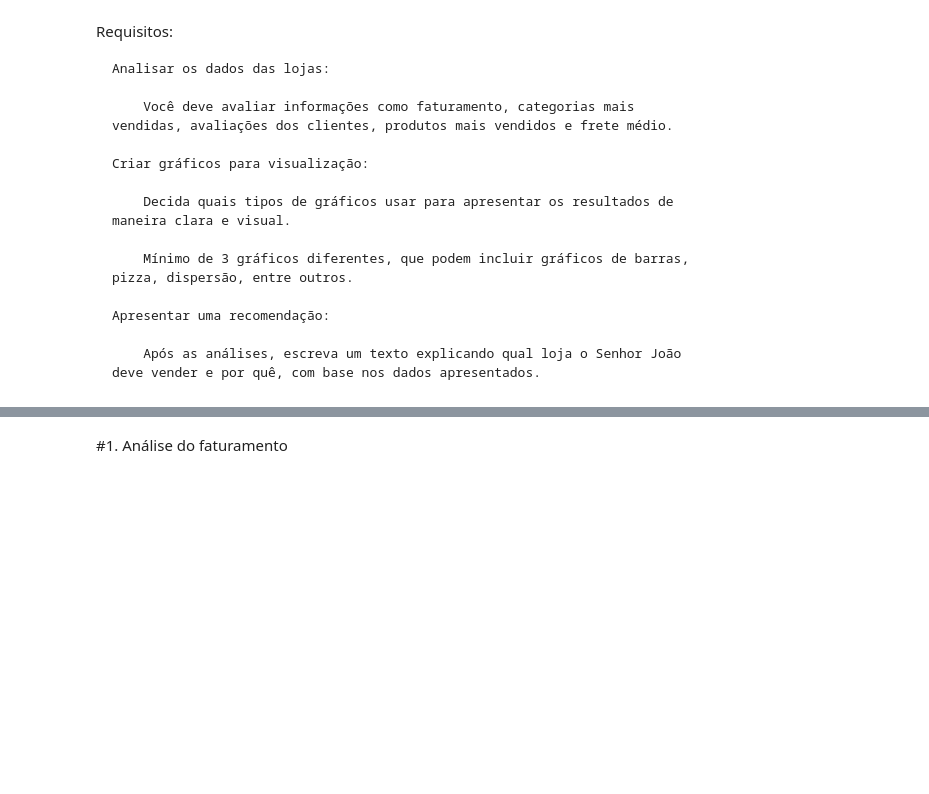
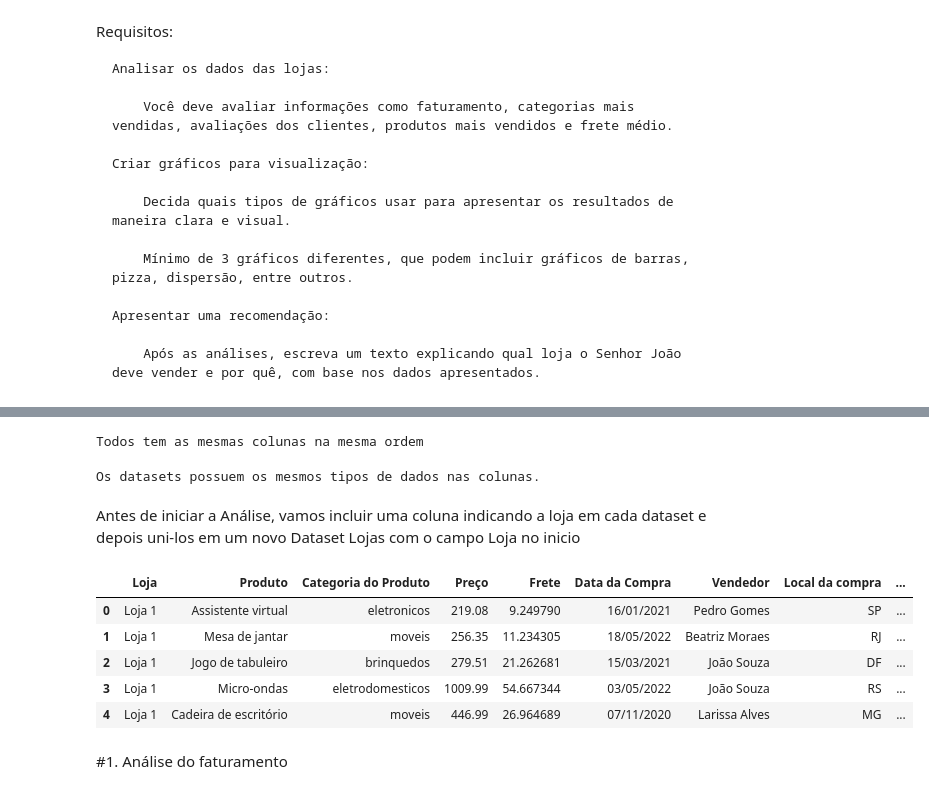
Before and after one commit to mauricioaalmeida/-challenge1-data-science-, a Jupyter notebook: AluraStoreBr.ipynb, the cells around one changed output, grey strips where cells are left out. Cells and saved outputs as stored; diff of their text form; code cells hidden in the pictures; blank space fills up the shorter version.

```diff
--- a/AluraStoreBr.ipynb
+++ b/AluraStoreBr.ipynb
@@ -49,0 +68,22 @@ Requisitos:
+# %%
+#Comparar colunas e a ordem das mesmas:
+if ((list(loja.columns) == list(loja2.columns)) and
+   (list(loja.columns) == list(loja3.columns)) and
+   (list(loja.columns) == list(loja4.columns))):
+   print("Todos tem as mesmas colunas na mesma ordem")
+else:
+   print("As colunas ou a ordem delas são diferentes.")
+# %% [output]
+Todos tem as mesmas colunas na mesma ordem
+# %%
+#Verificar se as colunas tem os mesmos tipos de dados
+if ((loja.dtypes.equals(loja2.dtypes)) and
+    (loja.dtypes.equals(loja3.dtypes)) and
+    (loja.dtypes.equals(loja4.dtypes))):
+    print("Os datasets possuem os mesmos tipos de dados nas colunas.")
+else:
+    print("Os tipos de dados nas colunas são diferentes.")
+# %% [output]
+Os datasets possuem os mesmos tipos de dados nas colunas.
+# %% [markdown]
+Antes de iniciar a Análise, vamos incluir uma coluna indicando a loja em cada dataset e depois uni-los em um novo Dataset Lojas com o campo Loja no inicio
@@ -50,2 +95,19 @@ Requisitos:
+# %%
+# Unindo as lojas
+lojas = pd.concat([loja, loja2, loja3, loja4])
+
+
+# Mover a coluna "Loja" para o início
+coluna_desejada = 'Loja'
+nova_ordem = [coluna_desejada] + [coluna for coluna in lojas.columns if coluna != coluna_desejada]
+lojas = lojas[nova_ordem]
+lojas.head()
+# %% [output]
+|  | Loja | Produto | Categoria do Produto | Preço | Frete | Data da Compra | Vendedor | Local da compra | ... |
+| 0 | Loja 1 | Assistente virtual | eletronicos | 219.08 | 9.249790 | 16/01/2021 | Pedro Gomes | SP | ... |
+| 1 | Loja 1 | Mesa de jantar | moveis | 256.35 | 11.234305 | 18/05/2022 | Beatriz Moraes | RJ | ... |
+| 2 | Loja 1 | Jogo de tabuleiro | brinquedos | 279.51 | 21.262681 | 15/03/2021 | João Souza | DF | ... |
+| 3 | Loja 1 | Micro-ondas | eletrodomesticos | 1009.99 | 54.667344 | 03/05/2022 | João Souza | RS | ... |
+| 4 | Loja 1 | Cadeira de escritório | moveis | 446.99 | 26.964689 | 07/11/2020 | Larissa Alves | MG | ... |
 # %% [markdown]
 #1. Análise do faturamento
```
Also changed, not shown: parts of 9 cells of this notebook.
